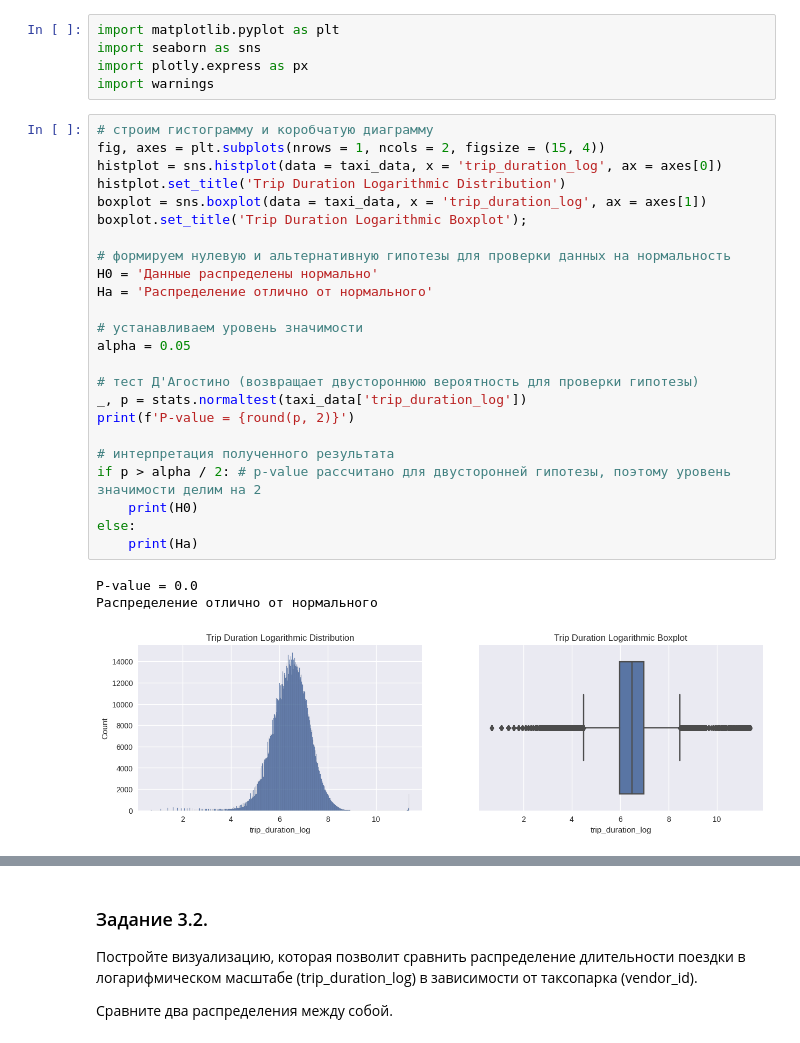
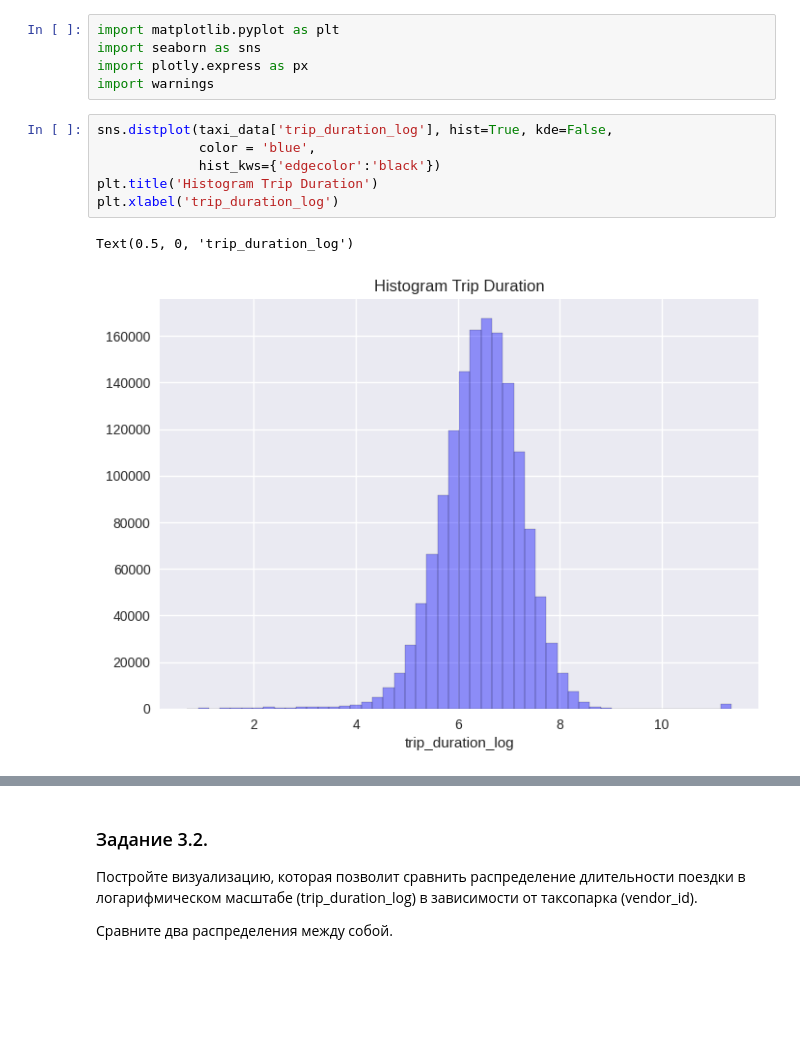
Before and after one commit to smirnovaanastasia1234/Progect_pratice, a Jupyter notebook: Проектный_практикум.ipynb, the cells around one changed output, grey strips where cells are left out. Cells and saved outputs as stored; diff of their text form; blank space fills up the shorter version.

```diff
--- a/Проектный_практикум.ipynb
+++ b/Проектный_практикум.ipynb
@@ -653,31 +653,12 @@ import matplotlib.pyplot as plt
 import seaborn as sns
 import plotly.express as px
 import warnings
-# %%
-# строим гистограмму и коробчатую диаграмму
-fig, axes = plt.subplots(nrows = 1, ncols = 2, figsize = (15, 4))
-histplot = sns.histplot(data = taxi_data, x = 'trip_duration_log', ax = axes[0])
-histplot.set_title('Trip Duration Logarithmic Distribution')
-boxplot = sns.boxplot(data = taxi_data, x = 'trip_duration_log', ax = axes[1])
-boxplot.set_title('Trip Duration Logarithmic Boxplot');
-
-# формируем нулевую и альтернативную гипотезы для проверки данных на нормальность
-H0 = 'Данные распределены нормально'
-Ha = 'Распределение отлично от нормального'
-
-# устанавливаем уровень значимости
-alpha = 0.05
-
-# тест Д'Агостино (возвращает двустороннюю вероятность для проверки гипотезы)
-_, p = stats.normaltest(taxi_data['trip_duration_log'])
-print(f'P-value = {round(p, 2)}')
-
-# интерпретация полученного результата
-if p > alpha / 2: # p-value рассчитано для двусторонней гипотезы, поэтому уровень значимости делим на 2
-    print(H0)
-else:
-    print(Ha)
-# %% [output]
-P-value = 0.0
-Распределение отлично от нормального
-[figure, removed]
+# %%
+sns.distplot(taxi_data['trip_duration_log'], hist=True, kde=False,
+             color = 'blue',
+             hist_kws={'edgecolor':'black'})
+plt.title('Histogram Trip Duration')
+plt.xlabel('trip_duration_log')
+# %% [output]
+Text(0.5, 0, 'trip_duration_log')
+[figure, added]
```
Also changed, not shown: parts of 17 cells of this notebook.
